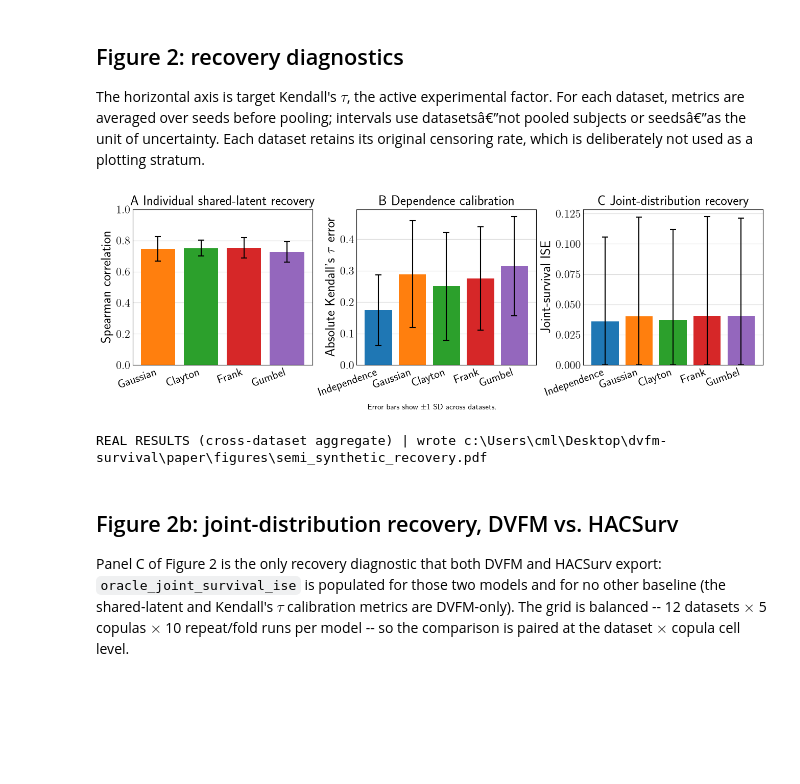
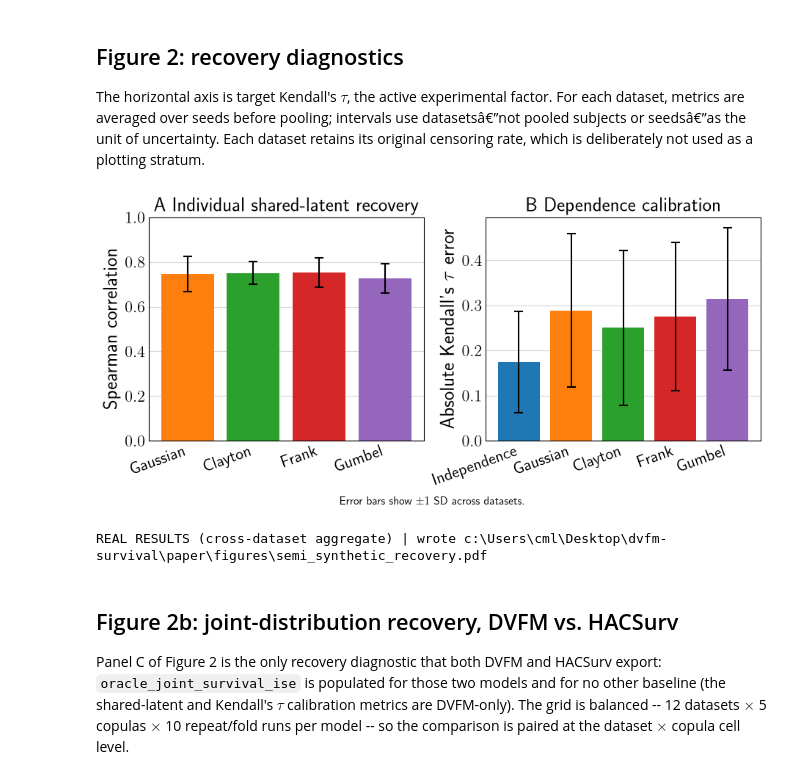
Before and after one commit to kalantari66/dvfm-survival, a Jupyter notebook: notebooks/semi_synthetic_results.ipynb, the cells around one changed output. Drawn from its saved outputs; the diff is of its cells as text; code cells hidden in the pictures; blank space fills up the shorter version.

```diff
--- a/notebooks/semi_synthetic_results.ipynb
+++ b/notebooks/semi_synthetic_results.ipynb
@@ -414,7 +414,7 @@ RANK_METRICS = {
 N_BOOTSTRAPS = 10_000
 BOOTSTRAP_SEED = 0
 MODEL_LABELS = {
-    "DVFM": "DVFM ($z=1$)",
+    "DVFM": "DVFM (ours)",
     "BayesianCoxGammaFrailty": "Cox-Gamma Frailty",
     "RSF": "RSF",
     "GBSA": "Gradient Boosting",
@@ -485,6 +485,10 @@ if not models:
     raise ValueError("No model has all three rank metrics.")
 order_components = [table.reindex(columns=models).median(axis=0) for table in all_rank_tables]
 model_order = pd.concat(order_components, axis=1).mean(axis=1).sort_values().index.tolist()
+# Our model anchors the bottom of the axis; the baselines above it stay ordered
+# by mean rank, so vertical position is no longer a pure performance ordering.
+model_order = ([name for name in model_order if not name.startswith("DVFM")]
+               + [name for name in model_order if name.startswith("DVFM")])
 
 rng = np.random.default_rng(BOOTSTRAP_SEED)
 rank_intervals = {}
@@ -513,6 +517,6 @@ for axis, (metric, (title, _)) in zip(axes, RANK_METRICS.items()):
             fmt="*" if is_dvfm else "o",
-            markersize=14 if is_dvfm else 5.5,
-            elinewidth=1.5, capsize=3, capthick=1.5,
+            markersize=18 if is_dvfm else 7.5,
+            elinewidth=2.0, capsize=4.5, capthick=2.0,
             color="tab:blue" if is_dvfm else "black",
         )
     axis.set(
@@ -554,7 +558,6 @@ dvfm = results[results["model"].eq("DVFM")].copy()
 summaries = [
     ("frailty_spearman", "Spearman correlation", "A  Individual shared-latent recovery", False),
     ("absolute_conditional_kendall_tau_error", r"Absolute Kendall's $\tau$ error", "B  Dependence calibration", True),
-    ("oracle_joint_survival_ise", "Joint-survival ISE", "C  Joint-distribution recovery", True),
 ]
 
 copula_order = ["Independence"] + [name.title() for name in config["data"]["copulas"]]
@@ -562,7 +565,7 @@ default_colors = plt.rcParams["axes.prop_cycle"].by_key()["color"]
 palette = dict(zip(copula_order, default_colors[:len(copula_order)]))
 positive_taus = [tau for tau in CONFIG_TAU_VALUES if not np.isclose(tau, 0.0)]
 
-fig, axes = plt.subplots(1, 3, figsize=(13.0, 4.0), constrained_layout=True)
+fig, axes = plt.subplots(1, 2, figsize=(9.0, 4.0), constrained_layout=True)
 fig.set_constrained_layout_pads(w_pad=0.02, h_pad=0.02, wspace=0.02, hspace=0.02)
 
 for ax, (metric, ylabel, title, include_independence) in zip(axes, summaries):
@@ -584,34 +587,34 @@ for ax, (metric, ylabel, title, include_independence) in zip(axes, summaries):
             )
         means.append(mean_value)
         errors.append(float(row["error"].iloc[0]))
         colors.append(palette[copula])
         label = copula if len(positive_taus) <= 1 else f"{copula}\n$\\tau={tau:g}$"
         tick_labels.append(label)
 
     means = np.array(means)
     errors = np.array(errors)
     # These metrics can't go below 0 -- clip the lower whisker there instead of
     # letting it imply impossible negative values; the upper whisker is untouched.
     lower_err = np.minimum(errors, means)
     x_positions = np.arange(len(bar_specs))
 
     ax.bar(x_positions, means, yerr=[lower_err, errors], color=colors, capsize=4,
            error_kw=dict(elinewidth=1.5, capthick=1.5))
     ax.set_xticks(x_positions, tick_labels, rotation=20, ha="right")
     ax.set(title=title, ylabel=ylabel)
     ax.grid(axis="y", alpha=0.5)
     ax.set_axisbelow(True)
 
 axes[0].set_ylim(0.0, 1.0)
 
 fig.text(0.5, -0.05, "Error bars show $\\pm 1$ SD across datasets.", ha="center", fontsize=11)
 
 out = FIGURE_DIR / "semi_synthetic_recovery.pdf"
 fig.savefig(out, bbox_inches="tight")
 plt.show()
 print(f"{DATA_SOURCE} | wrote {out}")
 # %% [output]
-[figure, old version]
+[figure, new version]
 REAL RESULTS (cross-dataset aggregate) | wrote c:\Users\cml\Desktop\dvfm-survival\paper\figures\semi_synthetic_recovery.pdf
 # %% [markdown]
 ## Figure 2b: joint-distribution recovery, DVFM vs. HACSurv
```
Also changed, not shown: parts of 2 cells of this notebook, 4 other files.
